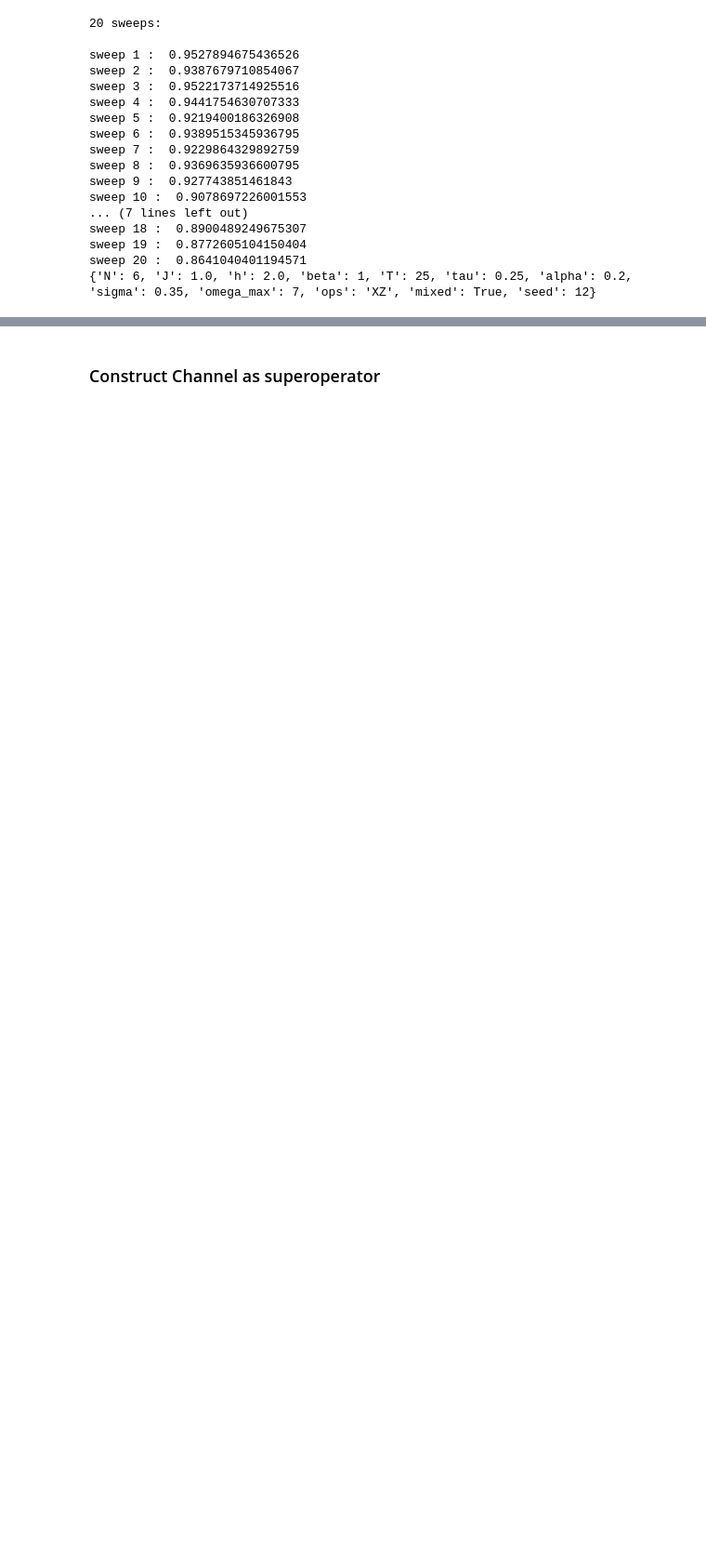
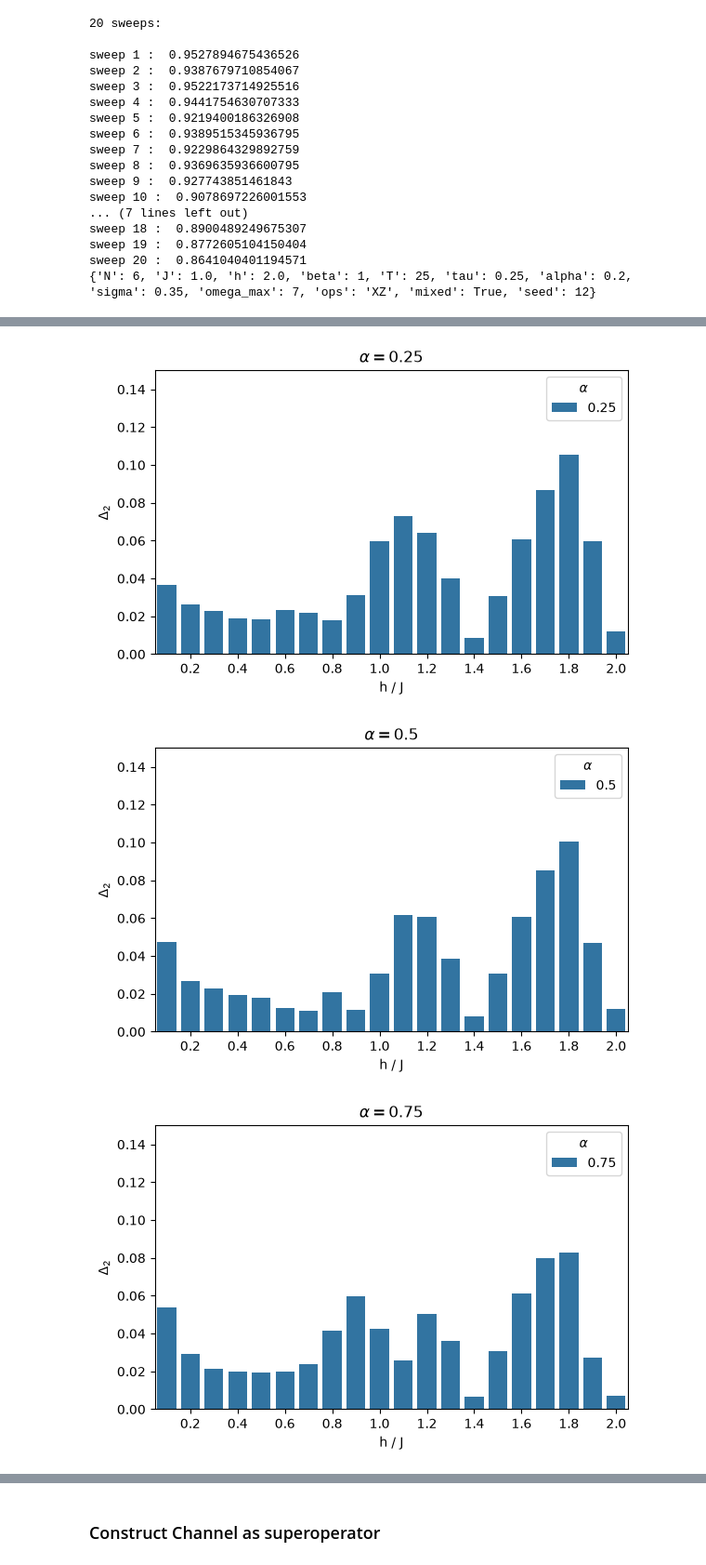
Before and after one commit to gabrielmaresch/groundstate_prep, a Jupyter notebook: playground.ipynb, the cells around one changed output, grey strips where cells are left out. Shown at 93% size. Drawn from its saved outputs; the diff is of its cells as text; code cells hidden in the pictures; blank space fills up the shorter version.

```diff
--- a/playground.ipynb
+++ b/playground.ipynb
@@ -190,0 +237,24 @@ get_mixingtime  shape=(10,) dtype=float64
+# %%
+labels = [f"{v:.1f}" for v in sorted(ha_data["h"].unique())]
+ymin, ymax = 0., 0.15
+
+for alpha in ha_data["alpha"].unique():
+    subset = ha_data[ha_data["alpha"] == alpha].sort_values("h")
+
+    fig, ax = plt.subplots(figsize=(6, 4))
+    sns.barplot(data=subset, x="h", y="trace_distance", hue="alpha", dodge=True, palette="tab10", ax=ax)
+
+    ax.set_title(rf"$\alpha = {alpha}$")
+    ax.set_xlabel("h / J")
+    ax.set_ylabel(r"$\Delta_2$")
+    ax.legend(title=r"$\alpha$")
+    ax.set_ylim(ymin, ymax)
+
+    ax.set_xticks(ticks[1::2])
+    ax.set_xticklabels(labels[1::2])
+    plt.tight_layout()
+    plt.show()
+# %% [output]
+[figure, added]
+[figure, added]
+[figure, added]
```
Also changed, not shown: parts of 12 cells of this notebook, 18 other files.
